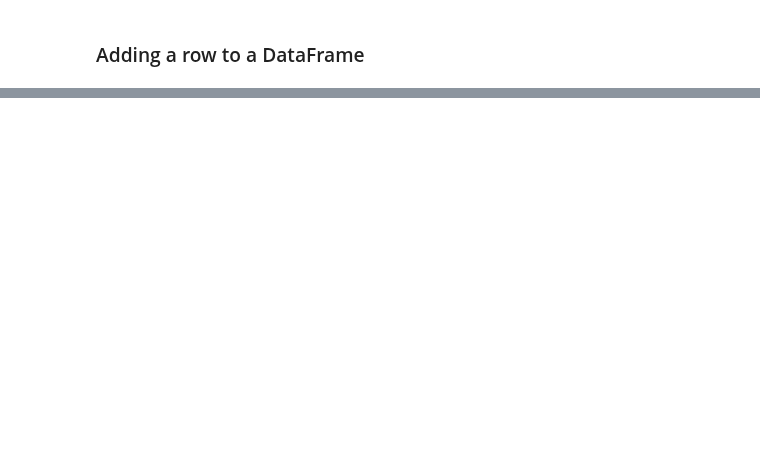
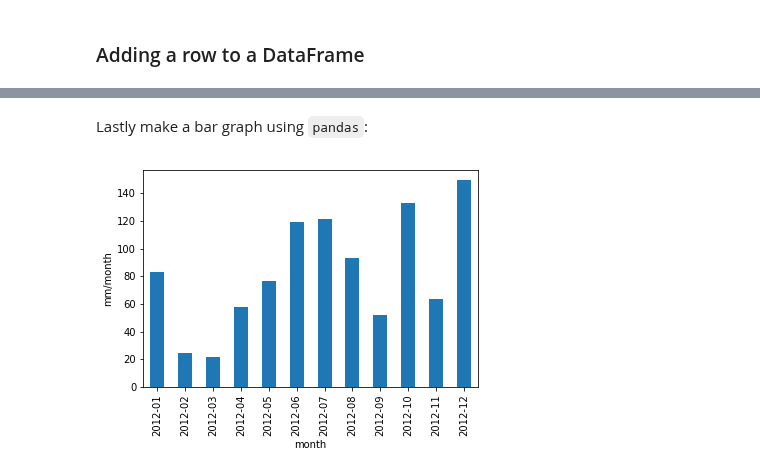
Before and after one commit to hphilamore/ILAS_python, a Jupyter notebook: 9_Input_and_Output.ipynb, the cells around one changed output, grey strips where cells are left out. Saved outputs shown, nothing was run; the diff lists cells and outputs as text; code cells hidden in the pictures; blank space fills up the shorter version.

```diff
--- a/9_Input_and_Output.ipynb
+++ b/9_Input_and_Output.ipynb
@@ -992,0 +1251,9 @@ df.index = df.index + 1  # shifting index
+# %%
+rain = read_csv('sample_data/rotterdam_rainfall_2012.txt',
+                skiprows=9,                         # skip 9 rows of header data
+                parse_dates=['YYYYMMDD'],           # create datetime object
+                index_col='YYYYMMDD',               # choose the index
+                skipinitialspace=True)              # skip the white space
+
+rain.RH[rain.RH < 0] = 0  # remove negative values
+rain.RH = rain.RH * 0.1   # convert 0.1mm/day to mm/day
@@ -992,0 +1271,6 @@ df.index = df.index + 1  # shifting index
+# %%
+monthlyrain = rain.RH.resample('M',             # Monthly sampling
+                               kind='period'    # Assign downsampled value to whole period
+                              ).sum()           # Sum all values to obtain new value
+
+print(monthlyrain)
@@ -992,0 +1292,8 @@ df.index = df.index + 1  # shifting index
+# %% [markdown]
+Lastly make a bar graph using `pandas`:
+# %%
+monthlyrain.plot(kind='bar')
+plt.ylabel('mm/month')
+plt.xlabel('month');
+# %% [output]
+[figure, added]
```
Also changed, not shown: parts of 63 cells of this notebook, 4 other files.
